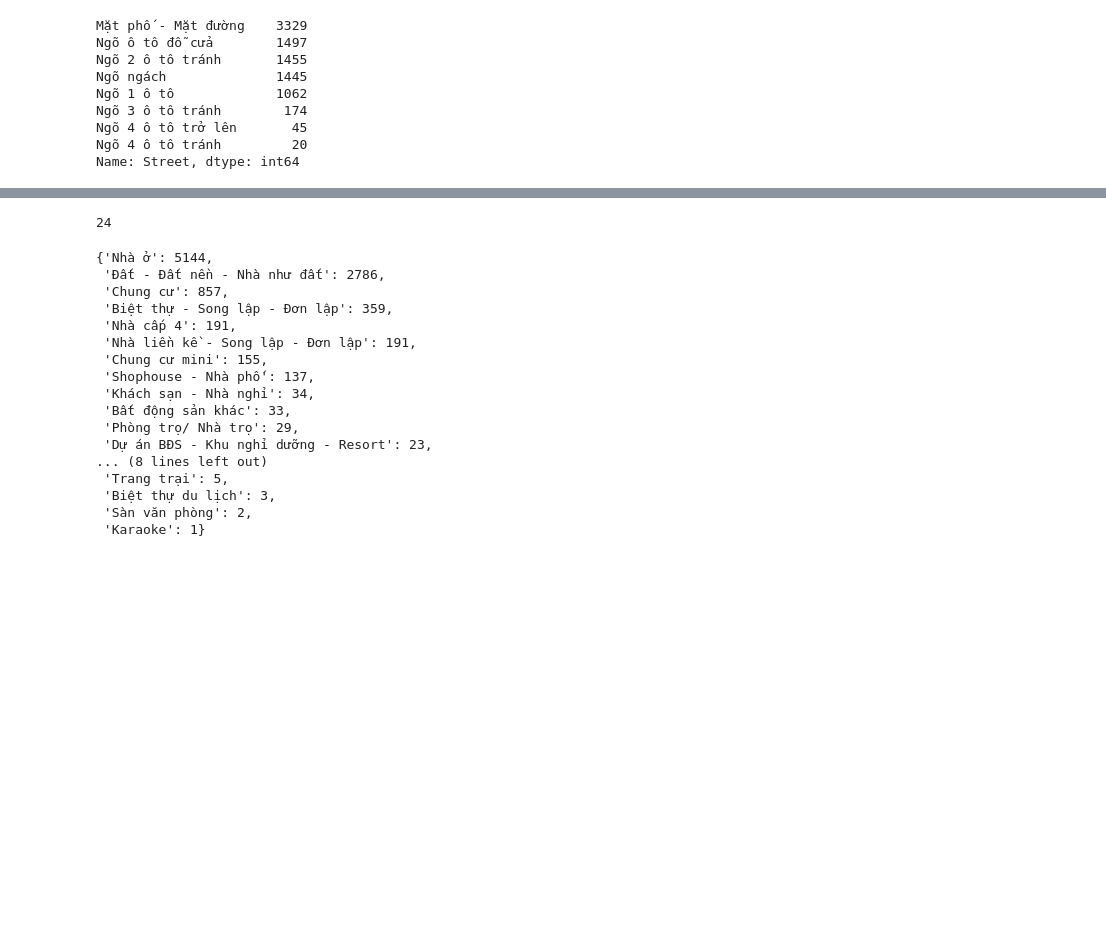
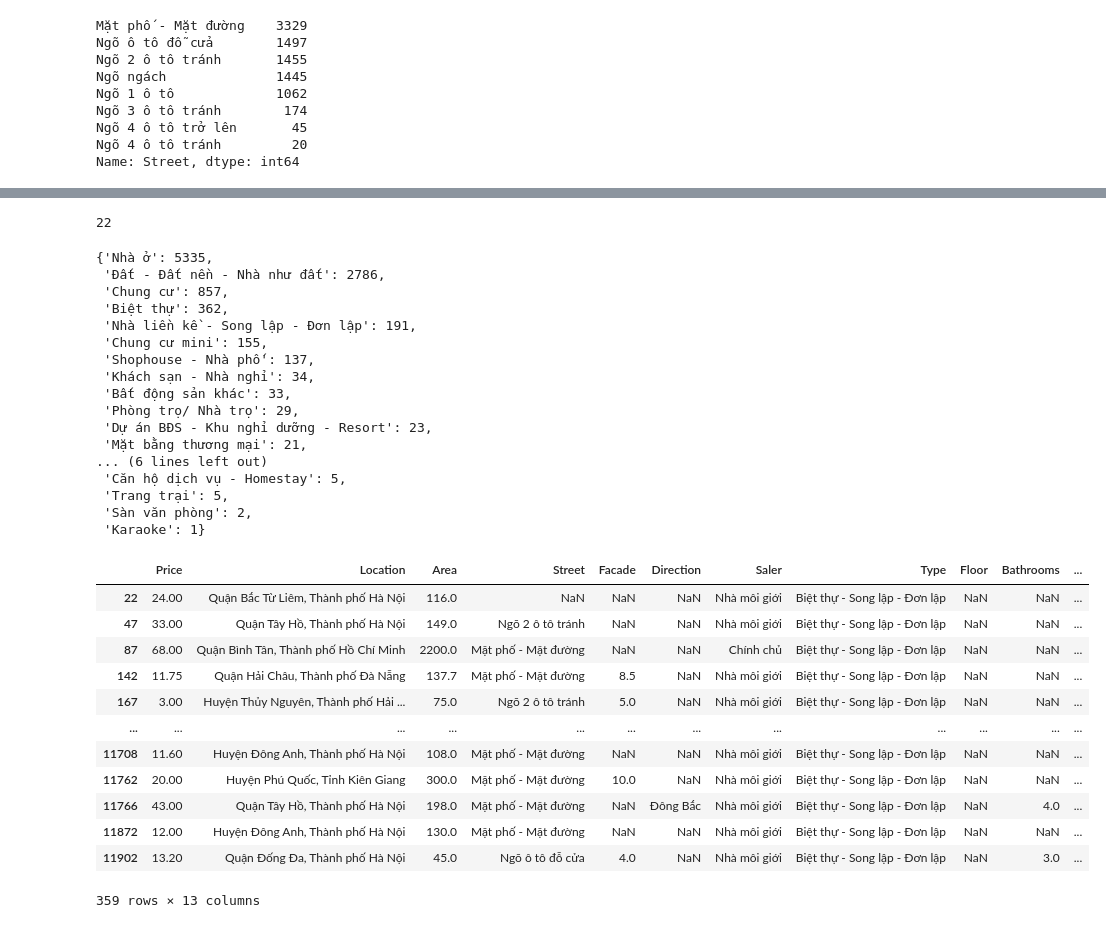
Before and after one commit to HieuTranV/DataVisualization, a Jupyter notebook: LabCK/Preprocessing.ipynb, the cells around one changed output, grey strips where cells are left out. Saved outputs shown, nothing was run; the diff lists cells and outputs as text; code cells hidden in the pictures; blank space fills up the shorter version.

```diff
--- a/LabCK/Preprocessing.ipynb
+++ b/LabCK/Preprocessing.ipynb
@@ -308,6 +290,6 @@ dict(new_data['Type'].value_counts())
 # %%
-new_data.Type.replace(['Chung cư, Chung cư mini', 'Chung cư, Chung cư mini'],\
-                        ['Chung cư mini','Chung cư mini'],inplace=True)
+new_data.Type.replace(['Chung cư, Chung cư mini', 'Chung cư, Chung cư mini', 'Biệt thự - Song lập - Đơn lập','Biệt thự du lịch','Nhà cấp 4'],\
+                        ['Chung cư mini','Chung cư mini', 'Biệt thự','Biệt thự','Nhà ở' ],inplace=True)
 # %%
 list_type = list(new_data['Type'])
 for i in range(len(list_type)):
@@ -317,15 +299,14 @@ new_data['Type'] = list_type
 # %%
 len(new_data['Type'].value_counts())
 # %% [output]
-24
+22
 # %%
 dict(new_data['Type'].value_counts())
 # %% [output]
-{'Nhà ở': 5144,
+{'Nhà ở': 5335,
  'Đất - Đất nền - Nhà như đất': 2786,
  'Chung cư': 857,
- 'Biệt thự - Song lập - Đơn lập': 359,
- 'Nhà cấp 4': 191,
+ 'Biệt thự': 362,
  'Nhà liền kề - Song lập - Đơn lập': 191,
  'Chung cư mini': 155,
  'Shophouse - Nhà phố': 137,
@@ -333,8 +314,25 @@ dict(new_data['Type'].value_counts())
  'Bất động sản khác': 33,
  'Phòng trọ/ Nhà trọ': 29,
  'Dự án BĐS - Khu nghỉ dưỡng - Resort': 23,
-... (8 lines left out)
+ 'Mặt bằng thương mại': 21,
+... (6 lines left out)
+ 'Căn hộ dịch vụ - Homestay': 5,
  'Trang trại': 5,
- 'Biệt thự du lịch': 3,
  'Sàn văn phòng': 2,
  'Karaoke': 1}
+# %%
+new_data[new_data['Type']=='Biệt thự - Song lập - Đơn lập']
+# %% [output]
+|  | Price | Location | Area | Street | Facade | Direction | Saler | Type | Floor | Bathrooms | ... |
+| 22 | 24.00 | Quận Bắc Từ Liêm, Thành phố Hà Nội | 116.0 | NaN | NaN | NaN | Nhà môi giới | Biệt thự - Song lập - Đơn lập | NaN | NaN | ... |
+| 47 | 33.00 | Quận Tây Hồ, Thành phố Hà Nội | 149.0 | Ngõ 2 ô tô tránh | NaN | NaN | Nhà môi giới | Biệt thự - Song lập - Đơn lập | NaN | NaN | ... |
+| 87 | 68.00 | Quận Bình Tân, Thành phố Hồ Chí Minh | 2200.0 | Mặt phố - Mặt đường | NaN | NaN | Chính chủ | Biệt thự - Song lập - Đơn lập | NaN | NaN | ... |
+| 142 | 11.75 | Quận Hải Châu, Thành phố Đà Nẵng | 137.7 | Mặt phố - Mặt đường | 8.5 | NaN | Nhà môi giới | Biệt thự - Song lập - Đơn lập | NaN | NaN | ... |
+| 167 | 3.00 | Huyện Thủy Nguyên, Thành phố Hải ... | 75.0 | Ngõ 2 ô tô tránh | 5.0 | NaN | Nhà môi giới | Biệt thự - Song lập - Đơn lập | NaN | NaN | ... |
+| ... | ... | ... | ... | ... | ... | ... | ... | ... | ... | ... | ... |
+| 11708 | 11.60 | Huyện Đông Anh, Thành phố Hà Nội | 108.0 | Mặt phố - Mặt đường | NaN | NaN | Nhà môi giới | Biệt thự - Song lập - Đơn lập | NaN | NaN | ... |
+| 11762 | 20.00 | Huyện Phú Quốc, Tỉnh Kiên Giang | 300.0 | Mặt phố - Mặt đường | 10.0 | NaN | Nhà môi giới | Biệt thự - Song lập - Đơn lập | NaN | NaN | ... |
+| 11766 | 43.00 | Quận Tây Hồ, Thành phố Hà Nội | 198.0 | Mặt phố - Mặt đường | NaN | Đông Bắc | Nhà môi giới | Biệt thự - Song lập - Đơn lập | NaN | 4.0 | ... |
+| 11872 | 12.00 | Huyện Đông Anh, Thành phố Hà Nội | 130.0 | Mặt phố - Mặt đường | NaN | NaN | Nhà môi giới | Biệt thự - Song lập - Đơn lập | NaN | NaN | ... |
+| 11902 | 13.20 | Quận Đống Đa, Thành phố Hà Nội | 45.0 | Ngõ ô tô đỗ cửa | 4.0 | NaN | Nhà môi giới | Biệt thự - Song lập - Đơn lập | NaN | 3.0 | ... |
+359 rows × 13 columns
```
Also changed, not shown: parts of 3 cells of this notebook.
